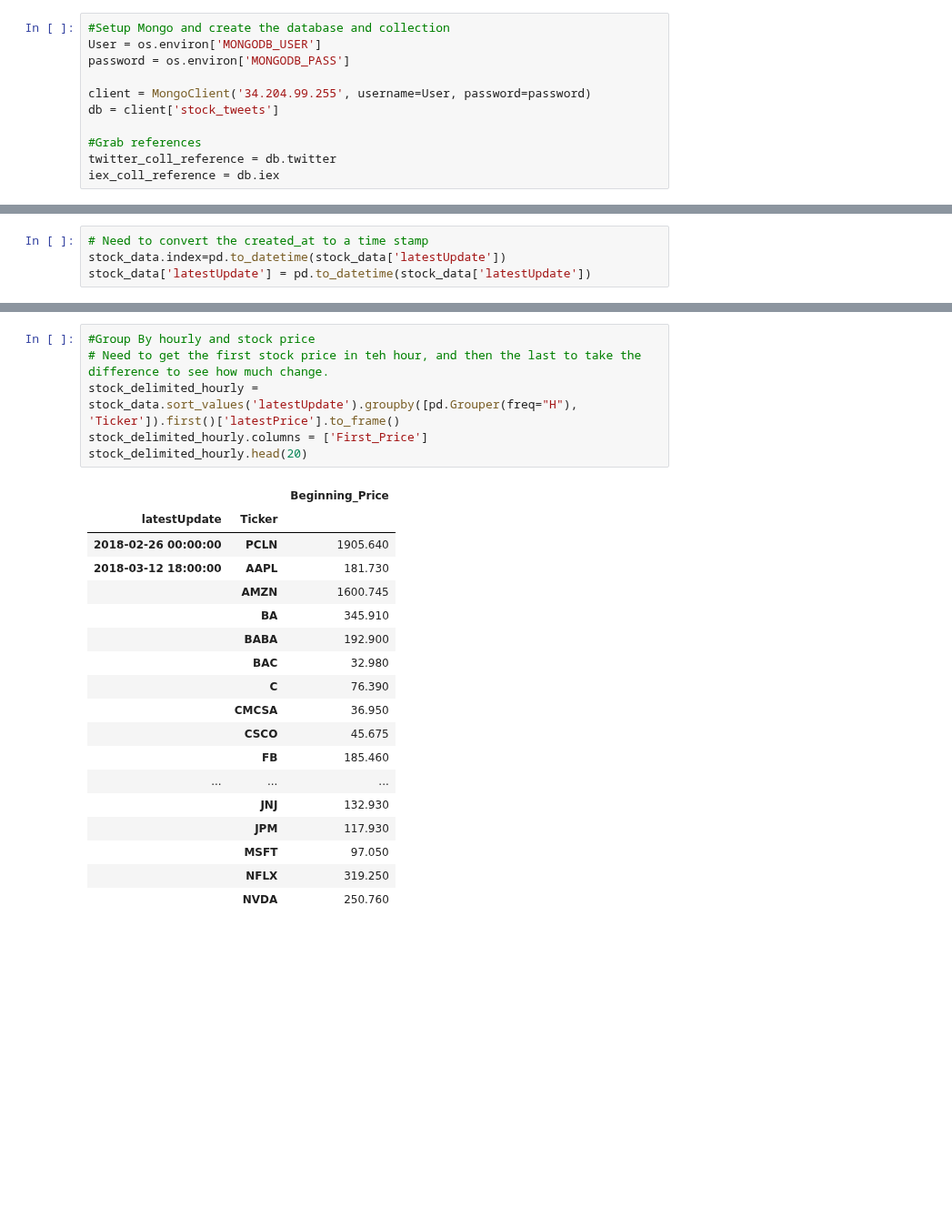
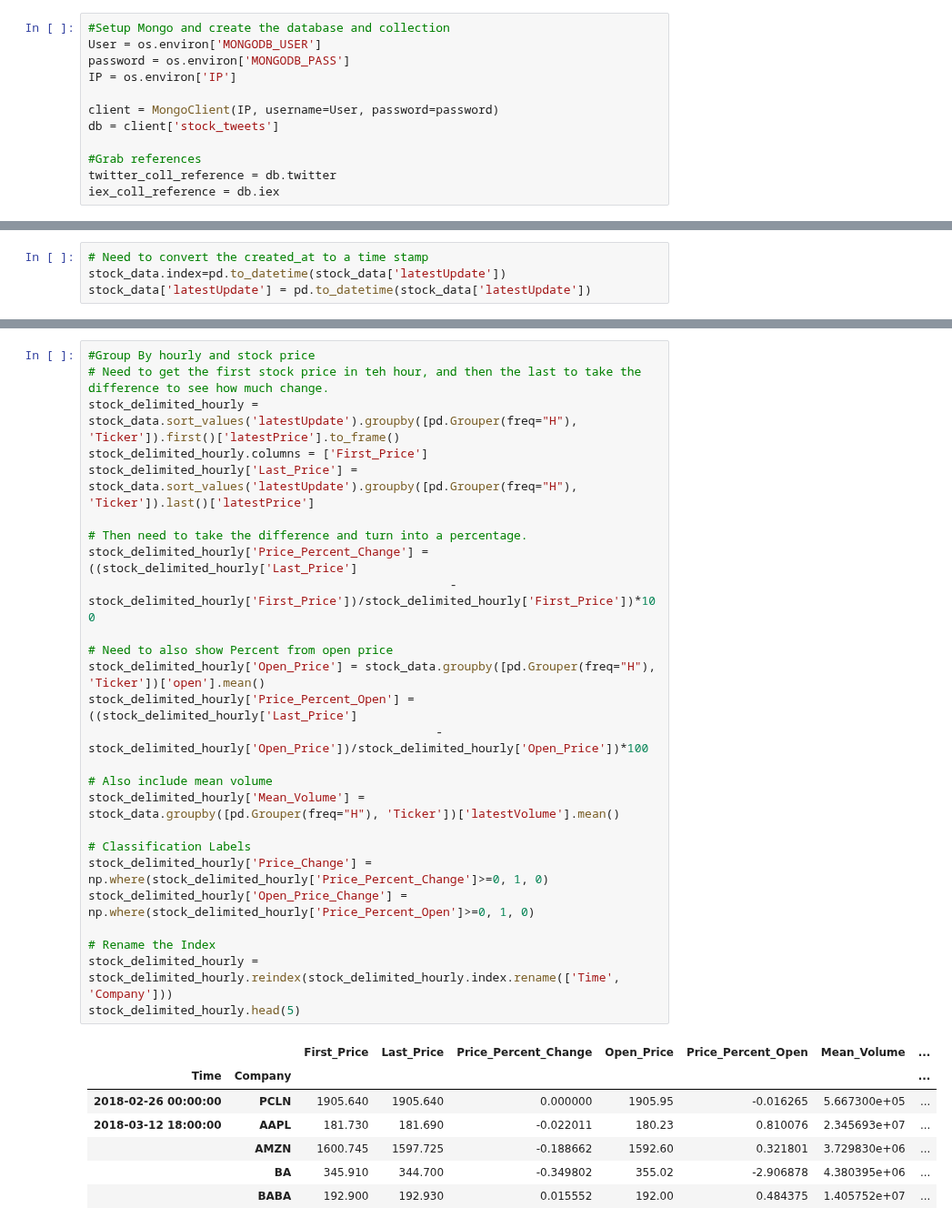
Before and after one commit to madderle/Capstone-Realtime-Streaming-Analytics, a Jupyter notebook: Analysis/src/Stock-Tweets-EDA.ipynb, the cells around one changed output, grey strips where cells are left out. Shown at 91% size. Cells and saved outputs as stored; diff of their text form; blank space fills up the shorter version.

Commit message:
Changed docker-compose to use IP as environemnt variable, also added Hourly model notebook

```diff
--- a/Analysis/src/Stock-Tweets-EDA.ipynb
+++ b/Analysis/src/Stock-Tweets-EDA.ipynb
@@ -20,8 +20,9 @@ sns.set(style="whitegrid")
 #Setup Mongo and create the database and collection
 User = os.environ['MONGODB_USER']
 password = os.environ['MONGODB_PASS']
+IP = os.environ['IP']
 
-client = MongoClient('34.204.99.255', username=User, password=password)
+client = MongoClient(IP, username=User, password=password)
 db = client['stock_tweets']
 
 #Grab references
@@ -270,25 +214,34 @@ memory usage: 57.3+ MB
 # %%
 #Group By hourly and stock price
 # Need to get the first stock price in teh hour, and then the last to take the difference to see how much change.
 stock_delimited_hourly = stock_data.sort_values('latestUpdate').groupby([pd.Grouper(freq="H"), 'Ticker']).first()['latestPrice'].to_frame()
 stock_delimited_hourly.columns = ['First_Price']
-stock_delimited_hourly.head(20)
+stock_delimited_hourly['Last_Price'] = stock_data.sort_values('latestUpdate').groupby([pd.Grouper(freq="H"), 'Ticker']).last()['latestPrice']
+
+# Then need to take the difference and turn into a percentage.
+stock_delimited_hourly['Price_Percent_Change'] = ((stock_delimited_hourly['Last_Price']
+                                                   - stock_delimited_hourly['First_Price'])/stock_delimited_hourly['First_Price'])*100
+
+# Need to also show Percent from open price
+stock_delimited_hourly['Open_Price'] = stock_data.groupby([pd.Grouper(freq="H"), 'Ticker'])['open'].mean()
+stock_delimited_hourly['Price_Percent_Open'] = ((stock_delimited_hourly['Last_Price']
+                                                 - stock_delimited_hourly['Open_Price'])/stock_delimited_hourly['Open_Price'])*100
+
+# Also include mean volume
+stock_delimited_hourly['Mean_Volume'] = stock_data.groupby([pd.Grouper(freq="H"), 'Ticker'])['latestVolume'].mean()
+
+# Classification Labels
+stock_delimited_hourly['Price_Change'] = np.where(stock_delimited_hourly['Price_Percent_Change']>=0, 1, 0)
+stock_delimited_hourly['Open_Price_Change'] = np.where(stock_delimited_hourly['Price_Percent_Open']>=0, 1, 0)
+
+# Rename the Index
+stock_delimited_hourly = stock_delimited_hourly.reindex(stock_delimited_hourly.index.rename(['Time', 'Company']))
+stock_delimited_hourly.head(5)
 # %% [output]
-|  |  | Beginning_Price |
-| latestUpdate | Ticker |  |
-| 2018-02-26 00:00:00 | PCLN | 1905.640 |
-| 2018-03-12 18:00:00 | AAPL | 181.730 |
-|  | AMZN | 1600.745 |
-|  | BA | 345.910 |
-|  | BABA | 192.900 |
-|  | BAC | 32.980 |
-|  | C | 76.390 |
-|  | CMCSA | 36.950 |
-|  | CSCO | 45.675 |
-|  | FB | 185.460 |
-| ... | ... | ... |
-|  | JNJ | 132.930 |
-|  | JPM | 117.930 |
-|  | MSFT | 97.050 |
-|  | NFLX | 319.250 |
-|  | NVDA | 250.760 |
+|  |  | First_Price | Last_Price | Price_Percent_Change | Open_Price | Price_Percent_Open | Mean_Volume | ... |
+| Time | Company |  |  |  |  |  |  | ... |
+| 2018-02-26 00:00:00 | PCLN | 1905.640 | 1905.640 | 0.000000 | 1905.95 | -0.016265 | 5.667300e+05 | ... |
+| 2018-03-12 18:00:00 | AAPL | 181.730 | 181.690 | -0.022011 | 180.23 | 0.810076 | 2.345693e+07 | ... |
+|  | AMZN | 1600.745 | 1597.725 | -0.188662 | 1592.60 | 0.321801 | 3.729830e+06 | ... |
+|  | BA | 345.910 | 344.700 | -0.349802 | 355.02 | -2.906878 | 4.380395e+06 | ... |
+|  | BABA | 192.900 | 192.930 | 0.015552 | 192.00 | 0.484375 | 1.405752e+07 | ... |
```
Also changed, not shown: parts of 16 cells of this notebook, 2 other files.
